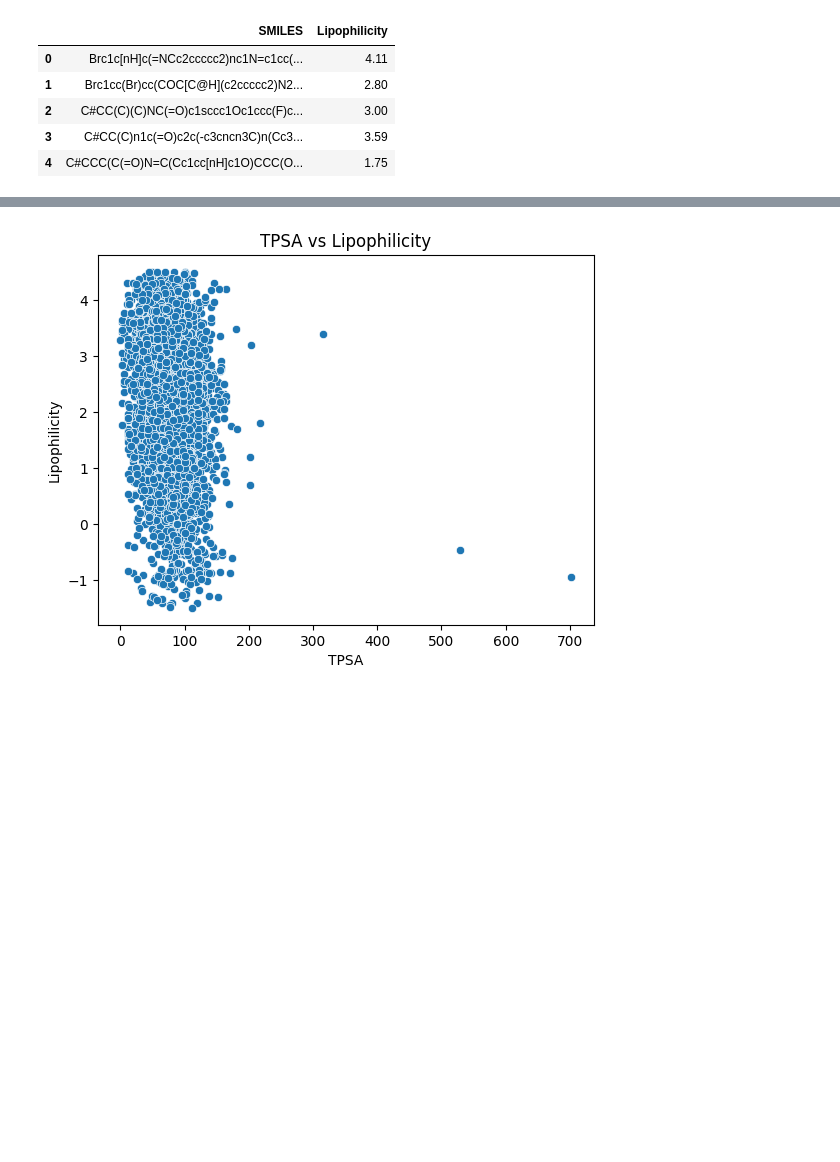
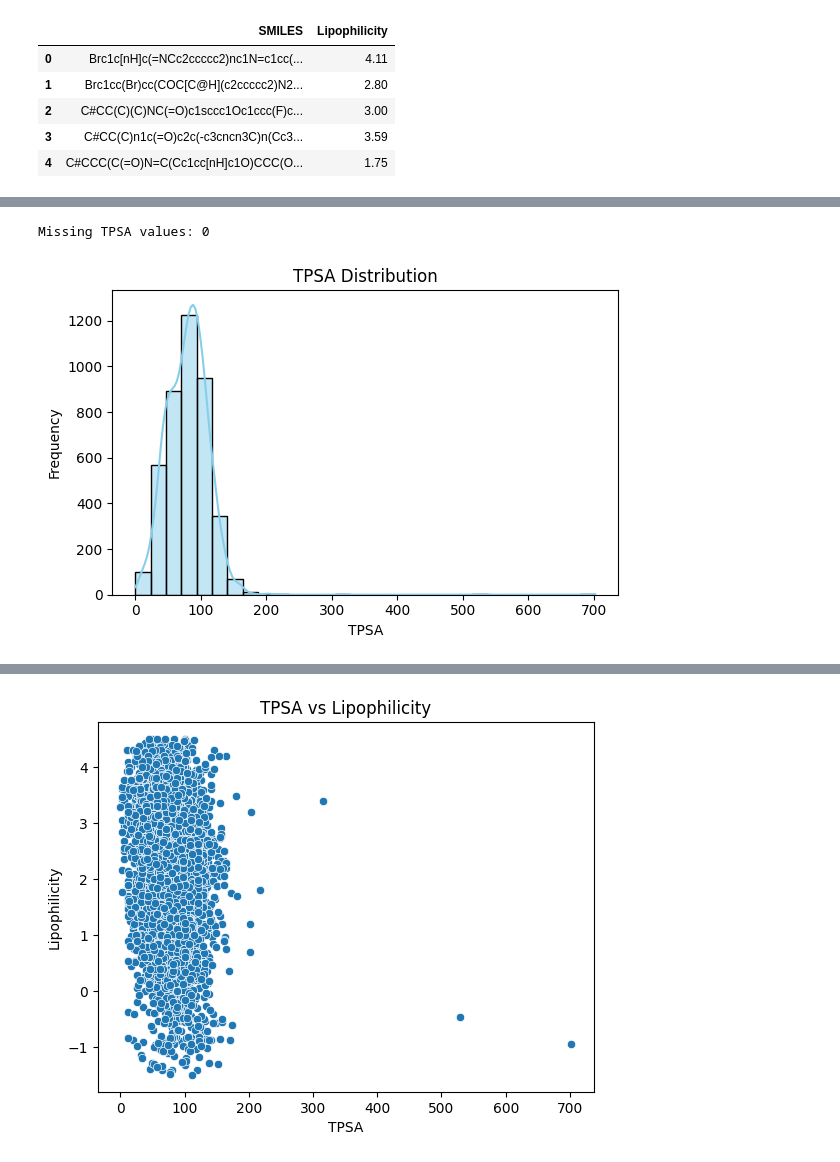
Before and after one commit to Kyeongbin-Tom/logp-tpsa-analysis, a Jupyter notebook: notebooks/LogP_TPSA_Analysis.ipynb, the cells around one changed output, grey strips where cells are left out. Cells and saved outputs as stored; diff of their text form; code cells hidden in the pictures; blank space fills up the shorter version.

```diff
--- a/notebooks/LogP_TPSA_Analysis.ipynb
+++ b/notebooks/LogP_TPSA_Analysis.ipynb
@@ -31,0 +50,8 @@ Successfully installed rdkit-2025.3.3
+# %%
+# Calculate TPSA from SMILES using custom descriptor function
+df['TPSA'] = df['SMILES'].apply(smiles_to_tpsa)
+
+# Check for any NaN values (invalid SMILES)
+print("Missing TPSA values:", df['TPSA'].isna().sum())
+# %% [output]
+Missing TPSA values: 0
@@ -31,0 +61,9 @@ Successfully installed rdkit-2025.3.3
+# %%
+# Visualize TPSA distribution
+plot_distribution(
+    df,
+    col='TPSA',
+    title='TPSA Distribution'
+)
+# %% [output]
+[figure, added]
```
Also changed, not shown: parts of 25 cells of this notebook.
